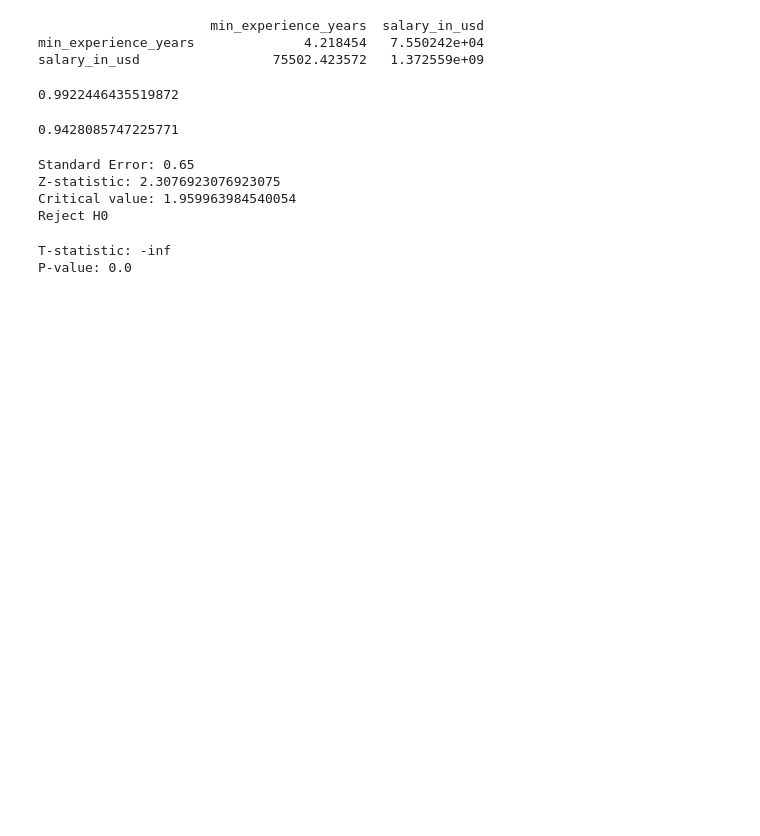
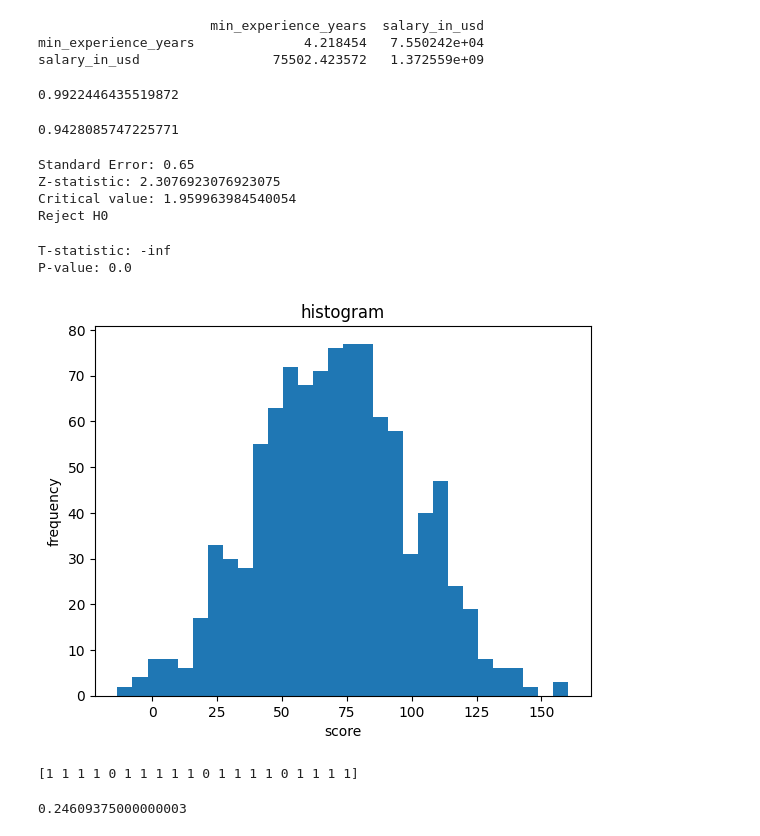
Before and after one commit to srinath698/statistics-for-data-science-and-ml, a Jupyter notebook: job_market_analysis(stats).ipynb, the cells around one changed output. Saved outputs shown, nothing was run; the diff lists cells and outputs as text; code cells hidden in the pictures; blank space fills up the shorter version.

```diff
--- a/job_market_analysis(stats).ipynb
+++ b/job_market_analysis(stats).ipynb
@@ -293,3 +293,33 @@ print("P-value:", p_value)
 # %% [output]
 T-statistic: -inf
 P-value: 0.0
+# %%
+import numpy as np
+import matplotlib.pyplot as plt
+mean =70
+sd=30
+data =np.random.normal(mean,sd,1000)
+plt.hist(data,bins=30)
+plt.xlabel('score')
+plt.ylabel('frequency')
+plt.title('histogram')
+plt.show()
+# %% [output]
+[figure, added]
+# %%
+import numpy as np
+p = 0.7
+data = np.random.binomial(1, p, 20)
+print(data)
+# %% [output]
+[1 1 1 1 0 1 1 1 1 1 0 1 1 1 1 0 1 1 1 1]
+# %%
+from scipy.stats import binom
+
+n = 10
+p = 0.5
+k = 5
+probability = binom.pmf(k, n, p)
+print(probability)
+# %% [output]
+0.24609375000000003
```
